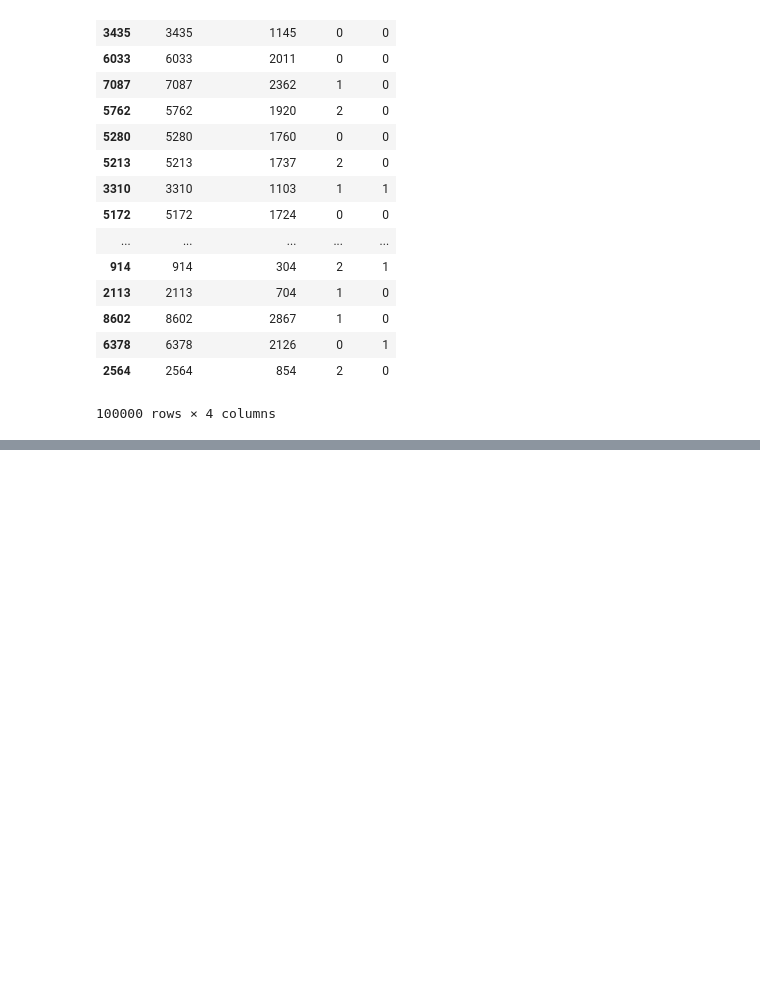
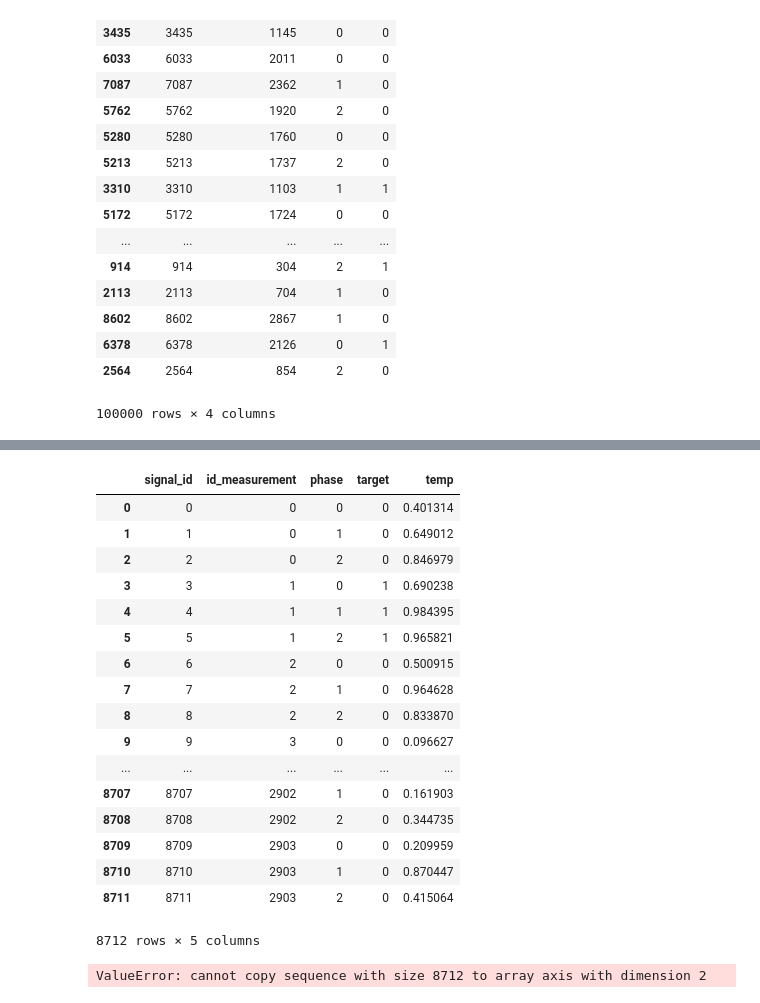
Before and after one commit to guchio3/kaggle-vsb, a Jupyter notebook: notebooks/e002_EDA.ipynb, the cells around one changed output, grey strips where cells are left out. Cells and saved outputs as stored; diff of their text form; code cells hidden in the pictures; blank space fills up the shorter version.

```diff
--- a/notebooks/e002_EDA.ipynb
+++ b/notebooks/e002_EDA.ipynb
@@ -114,0 +126,27 @@ trn_meta_df.sample(100000, replace=True)
+# %%
+trn_meta_df['temp'] = [np.random.rand() for _ in range(len(trn_meta_df.index))]
+trn_meta_df
+# %% [output]
+|  | signal_id | id_measurement | phase | target | temp |
+| 0 | 0 | 0 | 0 | 0 | 0.401314 |
+| 1 | 1 | 0 | 1 | 0 | 0.649012 |
+| 2 | 2 | 0 | 2 | 0 | 0.846979 |
+| 3 | 3 | 1 | 0 | 1 | 0.690238 |
+| 4 | 4 | 1 | 1 | 1 | 0.984395 |
+| 5 | 5 | 1 | 2 | 1 | 0.965821 |
+| 6 | 6 | 2 | 0 | 0 | 0.500915 |
+| 7 | 7 | 2 | 1 | 0 | 0.964628 |
+| 8 | 8 | 2 | 2 | 0 | 0.833870 |
+| 9 | 9 | 3 | 0 | 0 | 0.096627 |
+| ... | ... | ... | ... | ... | ... |
+| 8707 | 8707 | 2902 | 1 | 0 | 0.161903 |
+| 8708 | 8708 | 2902 | 2 | 0 | 0.344735 |
+| 8709 | 8709 | 2903 | 0 | 0 | 0.209959 |
+| 8710 | 8710 | 2903 | 1 | 0 | 0.870447 |
+| 8711 | 8711 | 2903 | 2 | 0 | 0.415064 |
+8712 rows × 5 columns
+# %%
+res = SMOTE().fit_resample(trn_meta_df.drop('target', axis=1), [trn_meta_df[['target', 'id_measurement']]])
+res[0].shape, res[1].shape
+# %% [output]
+ValueError: cannot copy sequence with size 8712 to array axis with dimension 2
```
Also changed, not shown: parts of 3 cells of this notebook, 4 other files.
